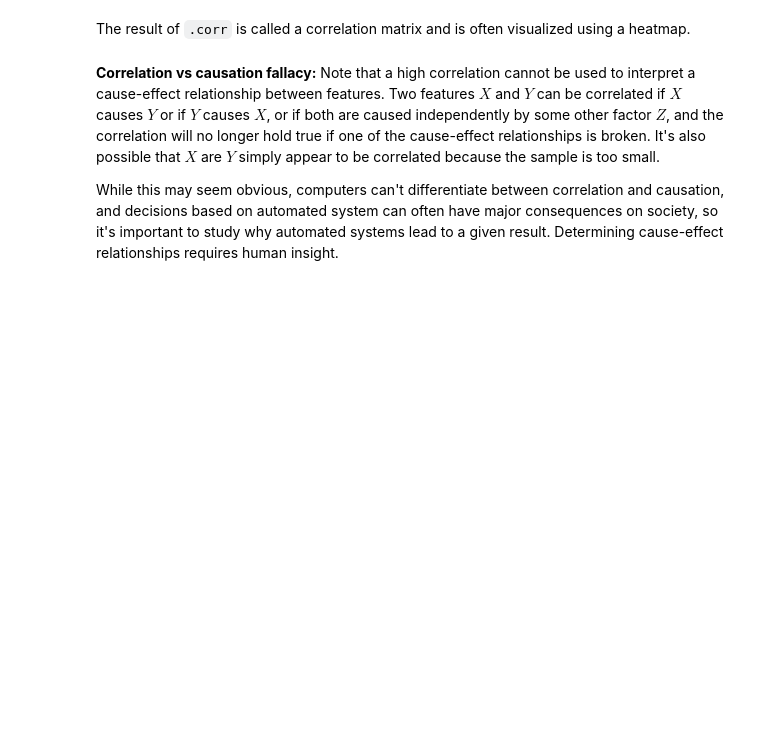
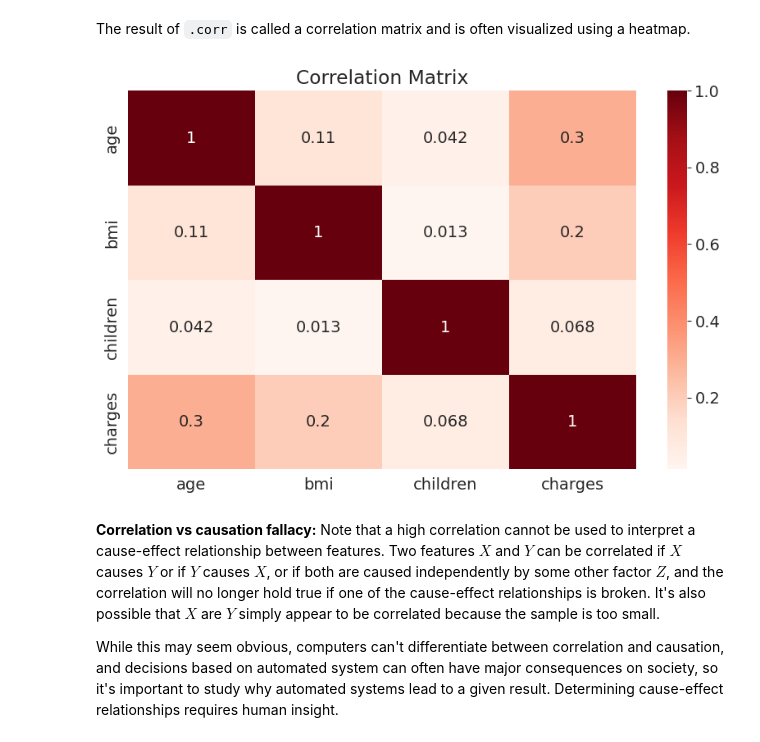
Before and after one commit to NaveenBasavaraj/machine_learning, a Jupyter notebook: nb_linear_regression.ipynb, the cells around one changed output. Saved outputs shown, nothing was run; the diff lists cells and outputs as text; code cells hidden in the pictures; blank space fills up the shorter version.

```diff
--- a/nb_linear_regression.ipynb
+++ b/nb_linear_regression.ipynb
@@ -397,8 +429,10 @@ medical_df.corr()
 # %% [markdown]
 The result of `.corr` is called a correlation matrix and is often visualized using a heatmap.
 # %%
-sns.heatmap(medical_df.corr(), cmap='Reds', annot=True)
+sns.heatmap(medical_df.corr(numeric_only=True), cmap='Reds', annot=True)
 plt.title('Correlation Matrix');
+# %% [output]
+[figure, added]
 # %% [markdown]
 **Correlation vs causation fallacy:** Note that a high correlation cannot be used to interpret a cause-effect relationship between features. Two features $X$ and $Y$ can be correlated if $X$ causes $Y$ or if $Y$ causes $X$, or if both are caused independently by some other factor $Z$, and the correlation will no longer hold true if one of the cause-effect relationships is broken. It's also possible that $X$ are $Y$ simply appear to be correlated because the sample is too small.
 
```
Also changed, not shown: parts of 7 cells of this notebook.
